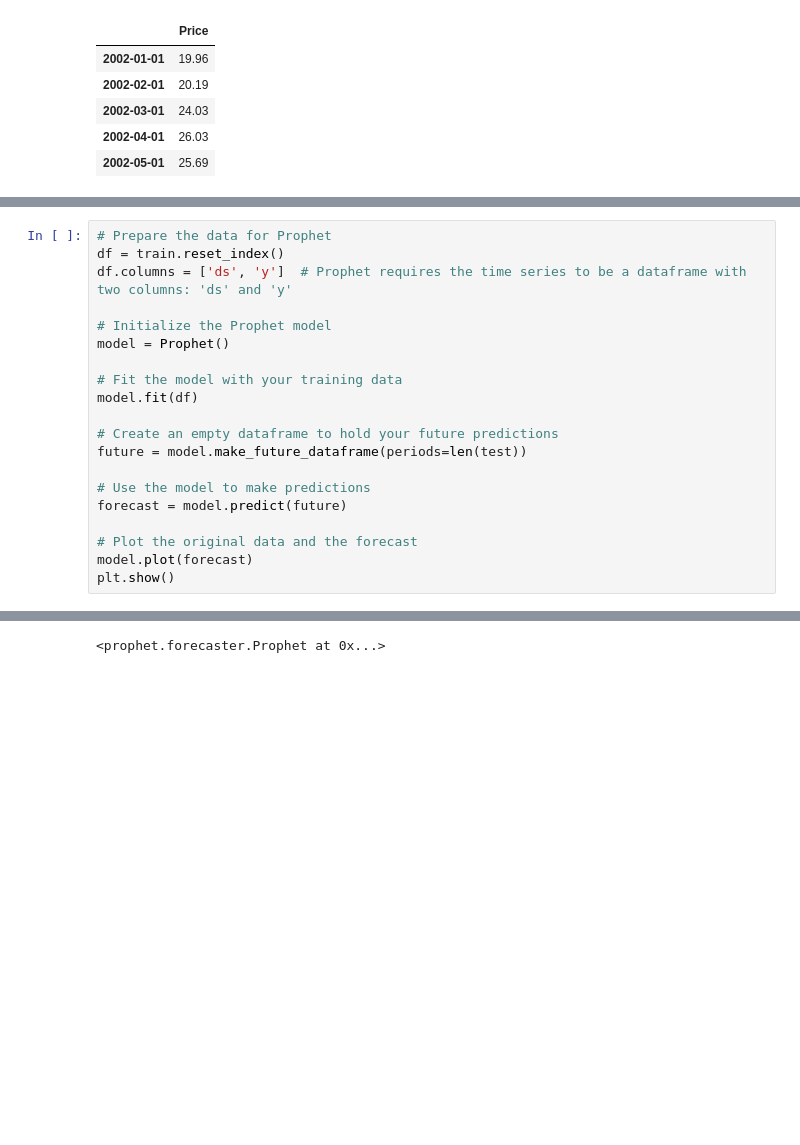
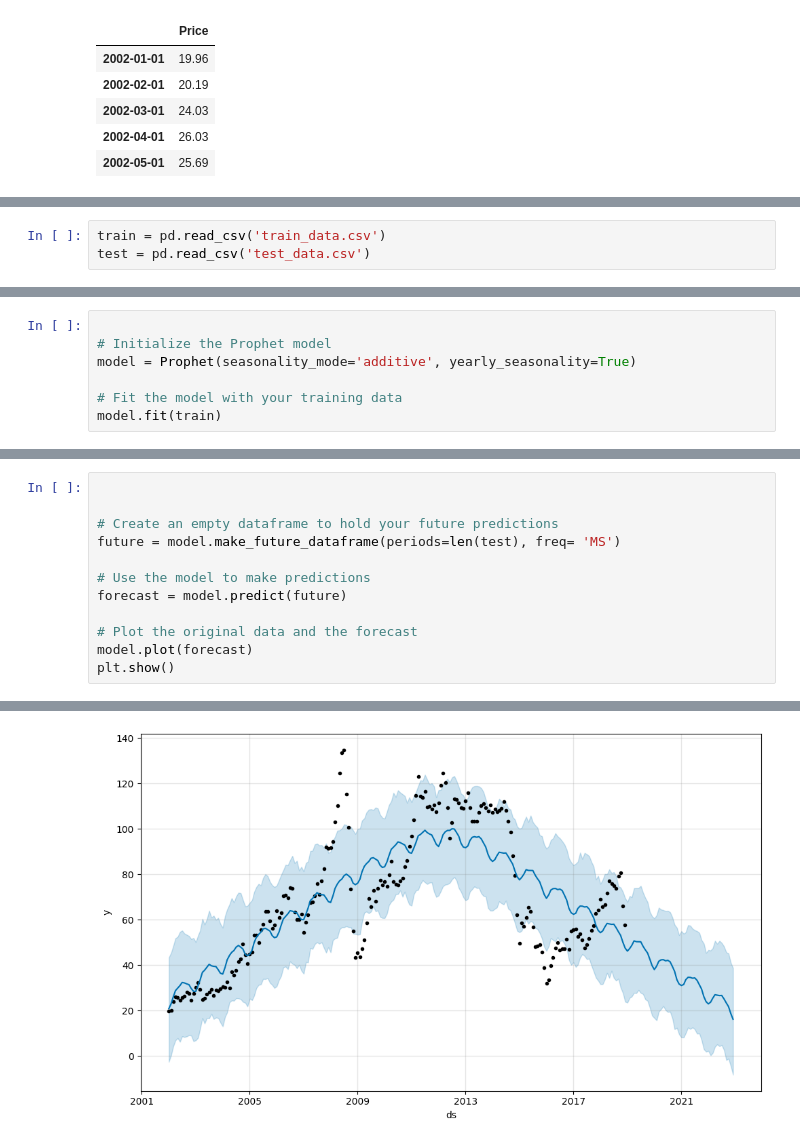
Before and after one commit to jnopareboateng/ml-library, a Jupyter notebook: crude-oil-forecast/prophet.ipynb, the cells around one changed output, grey strips where cells are left out. Drawn from its saved outputs; the diff is of its cells as text; blank space fills up the shorter version.

Commit message:
completed facebook prophet and started lstm model

```diff
--- a/crude-oil-forecast/prophet.ipynb
+++ b/crude-oil-forecast/prophet.ipynb
@@ -87,0 +74,3 @@ test.reset_index()
+# %%
+train = pd.read_csv('train_data.csv')
+test = pd.read_csv('test_data.csv')
@@ -92,0 +153,7 @@ ValueError: Length mismatch: Expected axis has 1 elements, new values have 2 ele
+# %%
+
+# Initialize the Prophet model
+model = Prophet(seasonality_mode='additive', yearly_seasonality=True)
+
+# Fit the model with your training data
+model.fit(train)
@@ -93,16 +164,8 @@ ValueError: Length mismatch: Expected axis has 1 elements, new values have 2 ele
 # %%
-# Prepare the data for Prophet
-df = train.reset_index()
-df.columns = ['ds', 'y']  # Prophet requires the time series to be a dataframe with two columns: 'ds' and 'y'
 
-# Initialize the Prophet model
-model = Prophet()
-
-# Fit the model with your training data
-model.fit(df)
 
 # Create an empty dataframe to hold your future predictions
-future = model.make_future_dataframe(periods=len(test))
+future = model.make_future_dataframe(periods=len(test), freq= 'MS')
 
 # Use the model to make predictions
 forecast = model.predict(future)
@@ -116 +177 @@ plt.show()
-<prophet.forecaster.Prophet at 0x...>
+[figure, added]
```
Also changed, not shown: parts of 23 cells of this notebook, 7 other files.
